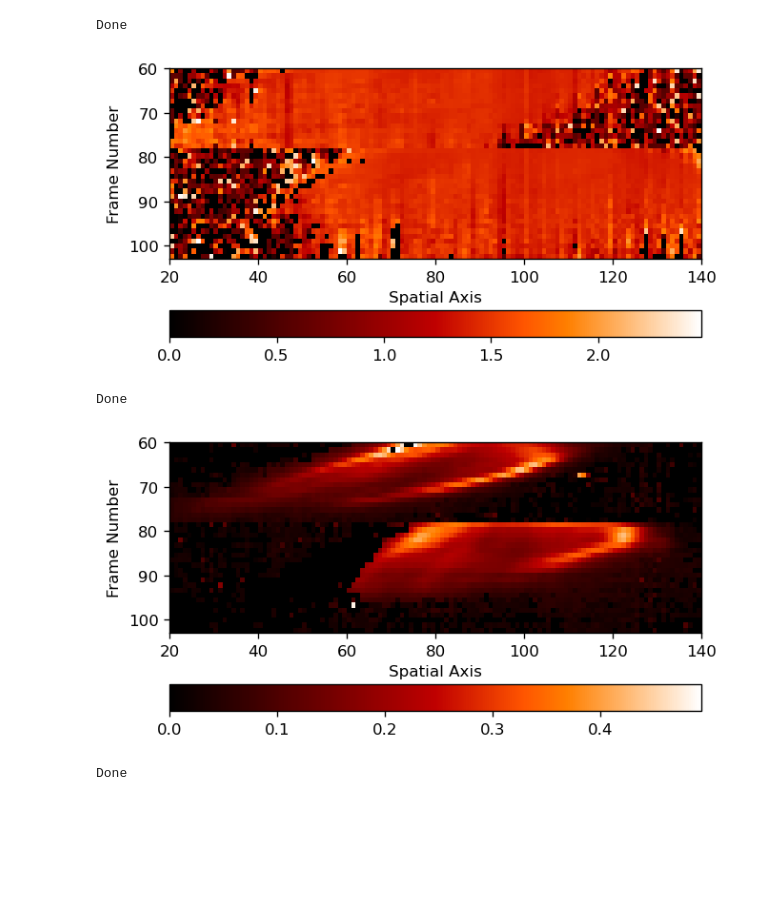
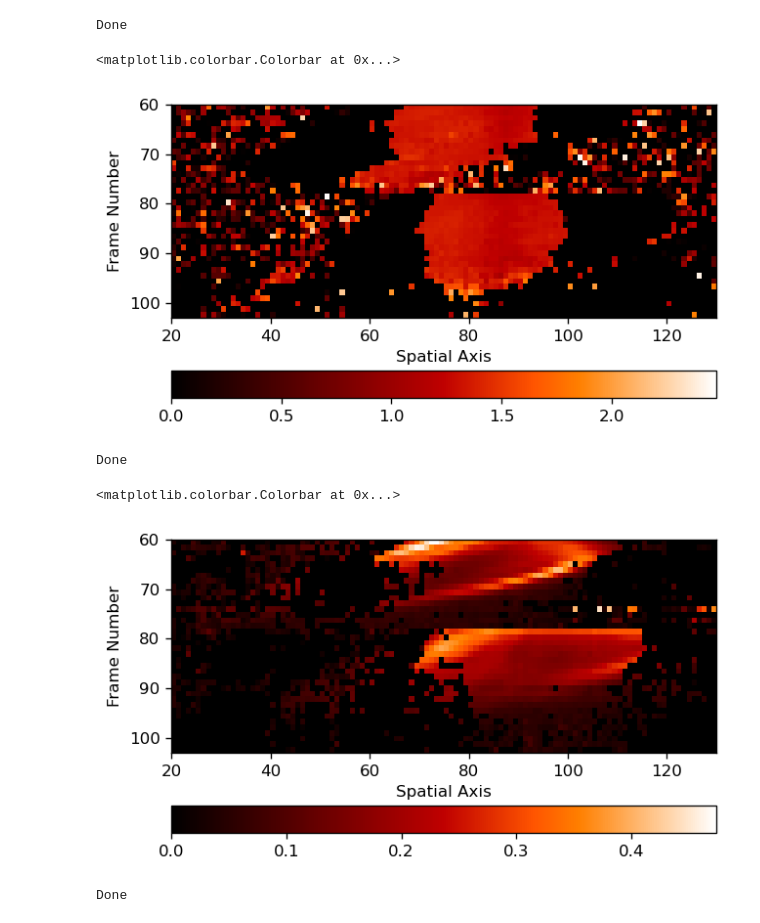
Before and after one commit to ruoyanwangdr/Dynamics-of-Jovian-Infrared-Auroral-Ionosphere-and-Thermosphere, a Jupyter notebook: h3p_map.ipynb, the cells around one changed output. Drawn from its saved outputs; the diff is of its cells as text; code cells hidden in the pictures; blank space fills up the shorter version.

```diff
--- a/h3p_map.ipynb
+++ b/h3p_map.ipynb
@@ -331,8 +331,8 @@ h2_model = Model(gaussian_fit)
 
 # create parameters and add initial guess
 h2_params = h2_model.make_params()
-h2_params.add('a0', value=0.2)
-h2_params.add('a1', value=107)
+h2_params.add('a0', value=0.15)
+h2_params.add('a1', value=100)
 h2_params.add('a2', value=1)
 h2_params.add('a3', value=0)
 h2_params.add('a4', value=0)
@@ -351,7 +351,7 @@ sky_frame = (51, 59, 60, 72, 78, 79, 91, 103)
 
 # define range on spatial axis to fit
 lower_h2 = 10
-upper_h2 = 140
+upper_h2 = 130
 
 # create empty list to collect result
 h2_a0_map = []
@@ -412,7 +413,7 @@ repeat same step for h2 a1 at wavelength axis 107
 """
 
 lower_h2 = 10
-upper_h2 = 140
+upper_h2 = 130
 
 start_kband_north = 60
 end_kband_north = 103
@@ -470,15 +657,17 @@ plt.savefig('plots/h2_a1_map_107', bbox_inches='tight')
 # %%
 """
-repeat for h2 a2 at wavelength axis 107
+repeat for h3p a2 at wavelength axis 554
 """
-lower_h2 = 10
-upper_h2 = 140
+
+lower_h3p = 10
+upper_h3p = 130
+
 
 start_kband_north = 60
 end_kband_north = 103
 sky_frame = (51, 59, 60, 72, 78, 79, 91, 103)
 
-h2_a2_map = []
+h3p_a2_map = []
 
 for i in range(start_kband_north+1, end_kband_north):
     if i in sky_frame:
@@ -489,37 +678,40 @@ for i in range(start_kband_north+1, end_kband_north):
     #plt.imshow(sky_subtract, cmap='gist_gray')
     #plt.title('frame number ' + str(i))
 
-    h2_a2 = np.zeros(upper_h2-lower_h2)
-    #h2_a2_error = np.zeros(upper_h2-lower_h2)
+    h3p_a2 = np.zeros(upper_h3p-lower_h3p)
+    #h3p_a2_error = np.zeros(upper_h3p-lower_h3p)
 
-    for j in range(lower_h2, upper_h2):
+    for j in range(lower_h3p, upper_h3p):
         try:
-            h2_fit_result = h2_model.fit(sky_subtract[j], h2_params, x=pixel)
-            h2_a2[j] = h2_fit_result.params['a2'].value
+            h3p_fit_result = h3p_model.fit(sky_subtract[j], h3p_params, x=pixel)
+            h3p_a2[j] = h3p_fit_result.params['a2'].value
         except:
             pass
 
+    #h3p_a0[h3p_a0<0] = 0
     #plt.figure()
     #plt.xlabel('spatial axis', fontsize=12)
     #plt.ylabel('a2', fontsize=12)
-    #plt.plot(h2_a2)
+    #plt.plot(h3p_a2)
 
-    h2_a2_map.append(h2_a2)
+    h3p_a2_map.append(h3p_a2)
 
 print('Done')
 # %% [output]
 Done
 # %%
-h2a2 = np.vstack((h2_a2_map))
-h2a2[h2a2>2.5] = 0
+h3pa2 = np.vstack((h3p_a2_map))
+h3pa2[h3pa2<0] = 0
+h3pa2[h3pa2>2.5] = 0
 
-plt.imshow(h2a2, extent=[lower_h2, upper_h2, end_kband_north, start_kband_north], cmap='gist_heat')
+plt.imshow(h3pa2, extent=[lower_h3p, upper_h3p, end_kband_north, start_kband_north], cmap='gist_heat')
 plt.xlabel('Spatial Axis')
 plt.ylabel('Frame Number')
+plt.xlim(20,130)
 plt.colorbar(orientation='horizontal', pad=0.15)
-plt.xlim(20,140)
-plt.savefig('plots/h2_a2_map_107', bbox_inches='tight')
+#plt.savefig('plots/h3p_a2_map_554', bbox_inches='tight')
 # %% [output]
+<matplotlib.colorbar.Colorbar at 0x...>
-[figure, old version]
+[figure, new version]
 # %%
 # create lmfit model with defined gaussian
@@ -580,16 +769,17 @@ print('Done')
 # %% [output]
 Done
 # %%
-h3pa0 = np.vstack((h3p_a0_map))
-#h3pa0[h3pa0>0.25] = 0
+h3pa0_2 = np.vstack((h3p_a0_map_2))
+h3pa0_2[h3pa0_2<0] = 0
 
-plt.imshow(np.sqrt(h3pa0), extent=[lower_h3p, upper_h3p, end_kband_north, start_kband_north], cmap='gist_heat')
+plt.imshow(np.sqrt(h3pa0_2), extent=[lower_h3p, upper_h3p, end_kband_north, start_kband_north], cmap='gist_heat')
 plt.xlabel('Spatial Axis')
 plt.ylabel('Frame Number')
-plt.xlim(20,140)
+plt.xlim(20,130)
 plt.colorbar(orientation='horizontal', pad=0.15)
-plt.savefig('plots/h3p_a0_map_554', bbox_inches='tight')
+#plt.savefig('plots/h3p_a0_map_874', bbox_inches='tight')
 # %% [output]
+<matplotlib.colorbar.Colorbar at 0x...>
-[figure, old version]
+[figure, new version]
 # %%
 """
```
Also changed, not shown: parts of 24 cells of this notebook.
